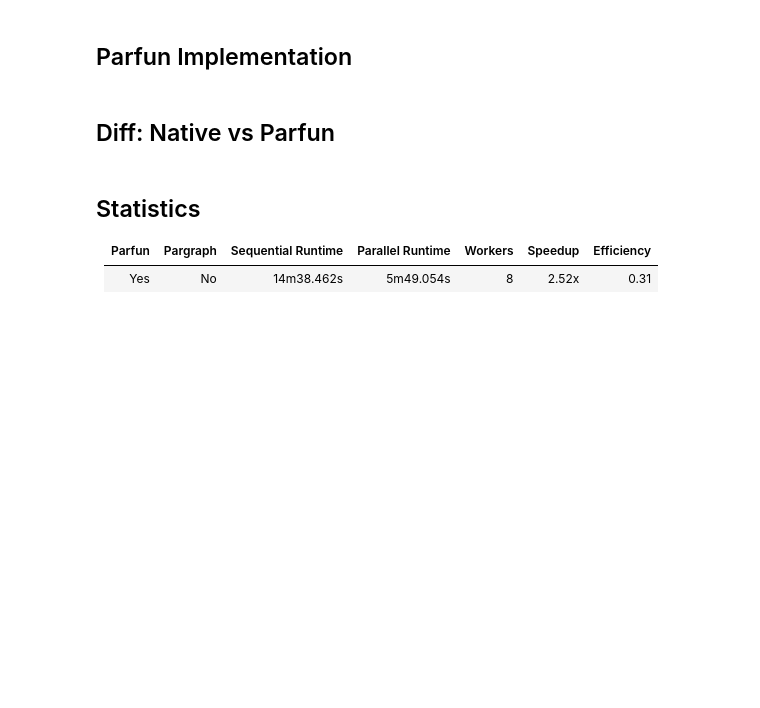
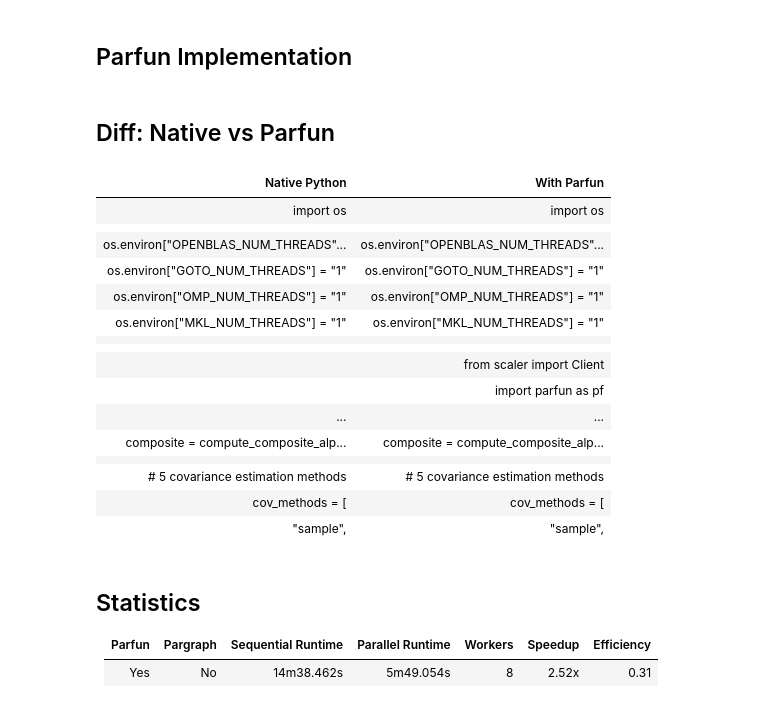
Before and after one commit to finos/opengris-scaler, a Jupyter notebook: examples/notebooks/AlphaResearch.ipynb, the cells around one changed output. Cells and saved outputs as stored; diff of their text form; code cells hidden in the pictures; blank space fills up the shorter version.

```diff
--- a/examples/notebooks/AlphaResearch.ipynb
+++ b/examples/notebooks/AlphaResearch.ipynb
@@ -2579,10 +2574,24 @@ import re
 
 from IPython.display import HTML, display
 
+
+def _code_after_header(notebook_dict, header_text):
+    cells = notebook_dict["cells"]
+    for i, cell in enumerate(cells):
+        if cell["cell_type"] != "markdown":
+            continue
+        if header_text not in "".join(cell["source"]):
+            continue
+        for following in cells[i + 1:]:
+            if following["cell_type"] == "code":
+                return "".join(following["source"])
+    raise LookupError(f"no code cell found after header: {header_text}")
+
+
 with open("AlphaResearch.ipynb") as _f:
     _nb = json.load(_f)
-native_code = "".join(_nb["cells"][3]["source"])
-parallel_code = "".join(_nb["cells"][5]["source"])
+native_code = _code_after_header(_nb, "## Native Python Implementation")
+parallel_code = _code_after_header(_nb, "## Parfun Implementation")
 
 differ = difflib.HtmlDiff(wrapcolumn=90)
 table = differ.make_table(
@@ -2592,33 +2601,51 @@ table = differ.make_table(
     todesc="With Parfun",
     context=True,
     numlines=10,
 )
 
 # Strip unwanted columns: navigation links, line numbers, and nowrap attribute
 table = re.sub(r'<td class="diff_next"[^>]*>.*?</td>', "", table)
 table = re.sub(r'<th class="diff_next"[^>]*>.*?</th>', "", table)
 table = re.sub(r'<td class="diff_header"[^>]*>.*?</td>', "", table)
 table = table.replace('colspan="2"', "")
 table = table.replace(' nowrap="nowrap"', "")
 table = re.sub(
     r"(\s*<colgroup></colgroup>){6}",
     "\n        <colgroup></colgroup> <colgroup></colgroup>",
     table,
 )
 
 css = """<style>
     table.diff { font-family: monospace; font-size: 10px; border-collapse: collapse; width: 100%; }
     table.diff td { padding: 2px 8px; white-space: pre-wrap; word-break: break-all; text-align: left !important; }
     table.diff th { padding: 6px 8px; text-align: center; background-color: #f0f0f0; font-size: 14px; }
     td.diff_add { background-color: #e6ffec; }
     td.diff_chg { background-color: #fff8c5; }
     td.diff_sub { background-color: #ffebe9; }
     span.diff_add { background-color: #ccffd8; }
     span.diff_chg { background-color: #fff2a8; }
     span.diff_sub { background-color: #ffc0c0; }
 </style>"""
 
 display(HTML(css + table))
+# %% [output]
+| Native Python | With Parfun |
+| import os | import os |
+|  |  |
+| os.environ["OPENBLAS_NUM_THREADS"... | os.environ["OPENBLAS_NUM_THREADS"... |
+| os.environ["GOTO_NUM_THREADS"] = "1" | os.environ["GOTO_NUM_THREADS"] = "1" |
+| os.environ["OMP_NUM_THREADS"] = "1" | os.environ["OMP_NUM_THREADS"] = "1" |
+| os.environ["MKL_NUM_THREADS"] = "1" | os.environ["MKL_NUM_THREADS"] = "1" |
+|  |  |
+|  |  |
+|  | from scaler import Client |
+|  | import parfun as pf |
+| ... | ... |
+| composite = compute_composite_alp... | composite = compute_composite_alp... |
+|  |  |
+| # 5 covariance estimation methods | # 5 covariance estimation methods |
+| cov_methods = [ | cov_methods = [ |
+| "sample", | "sample", |
 # %% [markdown]
 ## Statistics
 
```
Also changed, not shown: parts of 2 cells of this notebook, 5 other files.
